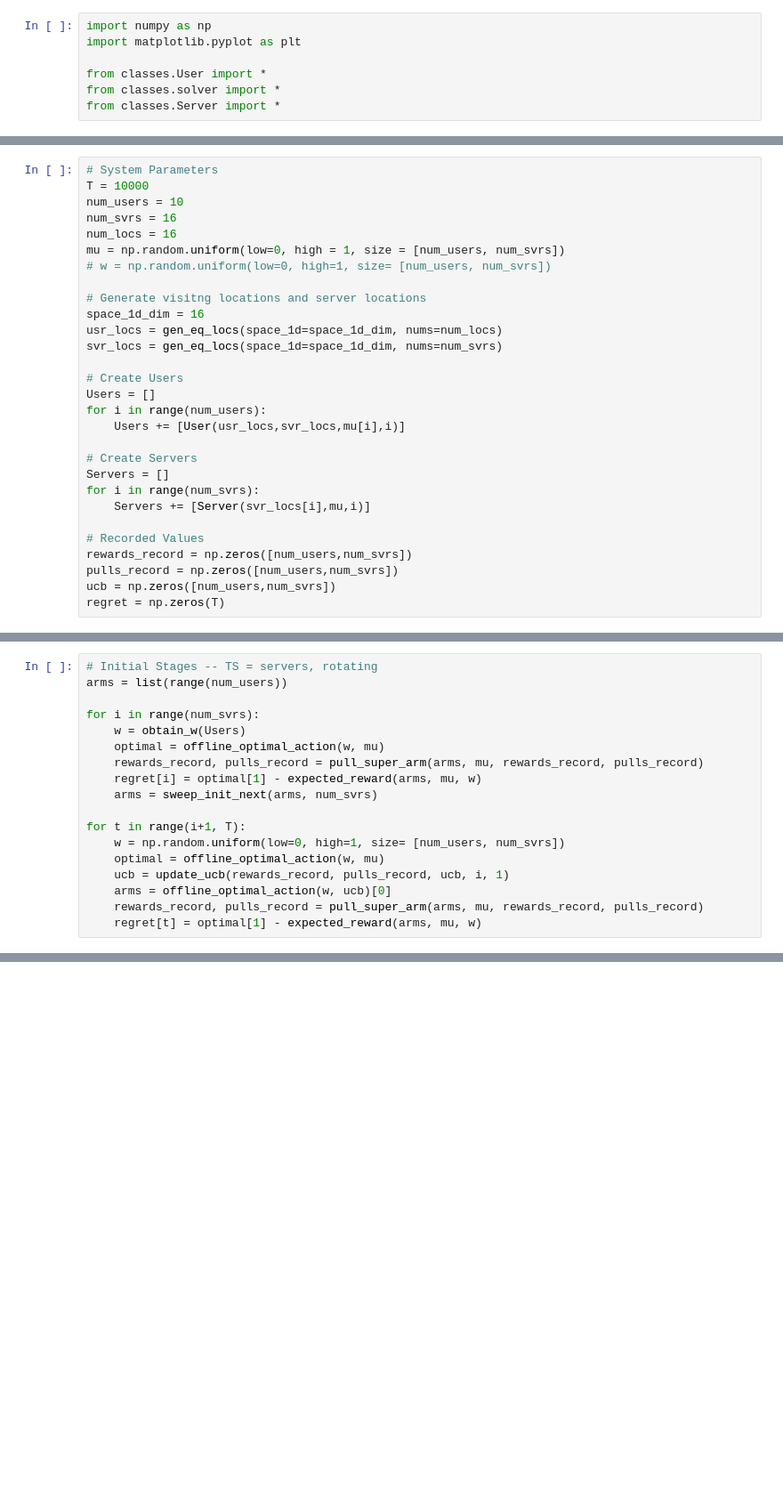
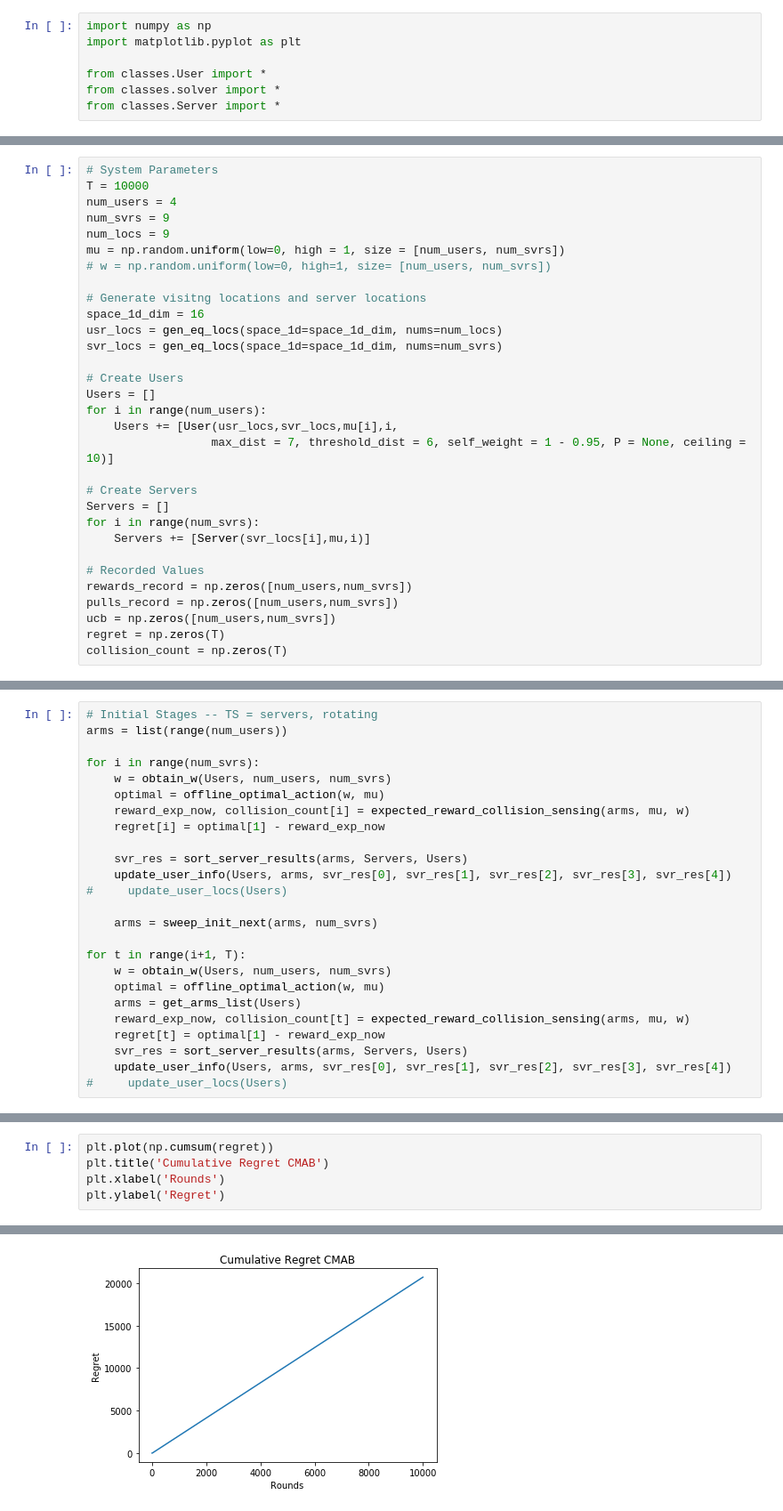
Before and after one commit to tj-kim/DistMEC, a Jupyter notebook: jupyter_notebooks/22_04_25 Distributed Solver.ipynb, the cells around one changed output, grey strips where cells are left out. Shown at 89% size. Saved outputs shown, nothing was run; the diff lists cells and outputs as text; blank space fills up the shorter version.

```diff
--- a/jupyter_notebooks/22_04_25 Distributed Solver.ipynb
+++ b/jupyter_notebooks/22_04_25 Distributed Solver.ipynb
@@ -72,9 +112,9 @@ def update_user_info(Users):
 # %%
 # System Parameters
 T = 10000
-num_users = 10
-num_svrs = 16
-num_locs = 16
+num_users = 4
+num_svrs = 9
+num_locs = 9
 mu = np.random.uniform(low=0, high = 1, size = [num_users, num_svrs])
 # w = np.random.uniform(low=0, high=1, size= [num_users, num_svrs])
 
@@ -86,7 +126,8 @@ svr_locs = gen_eq_locs(space_1d=space_1d_dim, nums=num_svrs)
 # Create Users
 Users = []
 for i in range(num_users):
-    Users += [User(usr_locs,svr_locs,mu[i],i)]
+    Users += [User(usr_locs,svr_locs,mu[i],i,
+                  max_dist = 7, threshold_dist = 6, self_weight = 1 - 0.95, P = None, ceiling = 10)]
 
 # Create Servers
 Servers = []
@@ -98,3 +139,4 @@ rewards_record = np.zeros([num_users,num_svrs])
 pulls_record = np.zeros([num_users,num_svrs])
 ucb = np.zeros([num_users,num_svrs])
 regret = np.zeros(T)
+collision_count = np.zeros(T)
@@ -110,16 +145,23 @@ b.shape
 arms = list(range(num_users))
 
 for i in range(num_svrs):
-    w = obtain_w(Users)
+    w = obtain_w(Users, num_users, num_svrs)
     optimal = offline_optimal_action(w, mu)
-    rewards_record, pulls_record = pull_super_arm(arms, mu, rewards_record, pulls_record)
-    regret[i] = optimal[1] - expected_reward(arms, mu, w)
+    reward_exp_now, collision_count[i] = expected_reward_collision_sensing(arms, mu, w)
+    regret[i] = optimal[1] - reward_exp_now
+
+    svr_res = sort_server_results(arms, Servers, Users)
+    update_user_info(Users, arms, svr_res[0], svr_res[1], svr_res[2], svr_res[3], svr_res[4])
+#     update_user_locs(Users)
+
     arms = sweep_init_next(arms, num_svrs)
 
 for t in range(i+1, T):
-    w = np.random.uniform(low=0, high=1, size= [num_users, num_svrs])
+    w = obtain_w(Users, num_users, num_svrs)
     optimal = offline_optimal_action(w, mu)
-    ucb = update_ucb(rewards_record, pulls_record, ucb, i, 1)
-    arms = offline_optimal_action(w, ucb)[0]
-    rewards_record, pulls_record = pull_super_arm(arms, mu, rewards_record, pulls_record)
-    regret[t] = optimal[1] - expected_reward(arms, mu, w)
+    arms = get_arms_list(Users)
+    reward_exp_now, collision_count[t] = expected_reward_collision_sensing(arms, mu, w)
+    regret[t] = optimal[1] - reward_exp_now
+    svr_res = sort_server_results(arms, Servers, Users)
+    update_user_info(Users, arms, svr_res[0], svr_res[1], svr_res[2], svr_res[3], svr_res[4])
+#     update_user_locs(Users)
@@ -125,0 +192,6 @@ for t in range(i+1, T):
+# %%
+plt.plot(np.cumsum(regret))
+plt.title('Cumulative Regret CMAB')
+plt.xlabel('Rounds')
+plt.ylabel('Regret')
+# %% [output]
@@ -125,0 +199 @@ for t in range(i+1, T):
+[figure, added]
```
Also changed, not shown: parts of 17 cells of this notebook, 2 other files.
